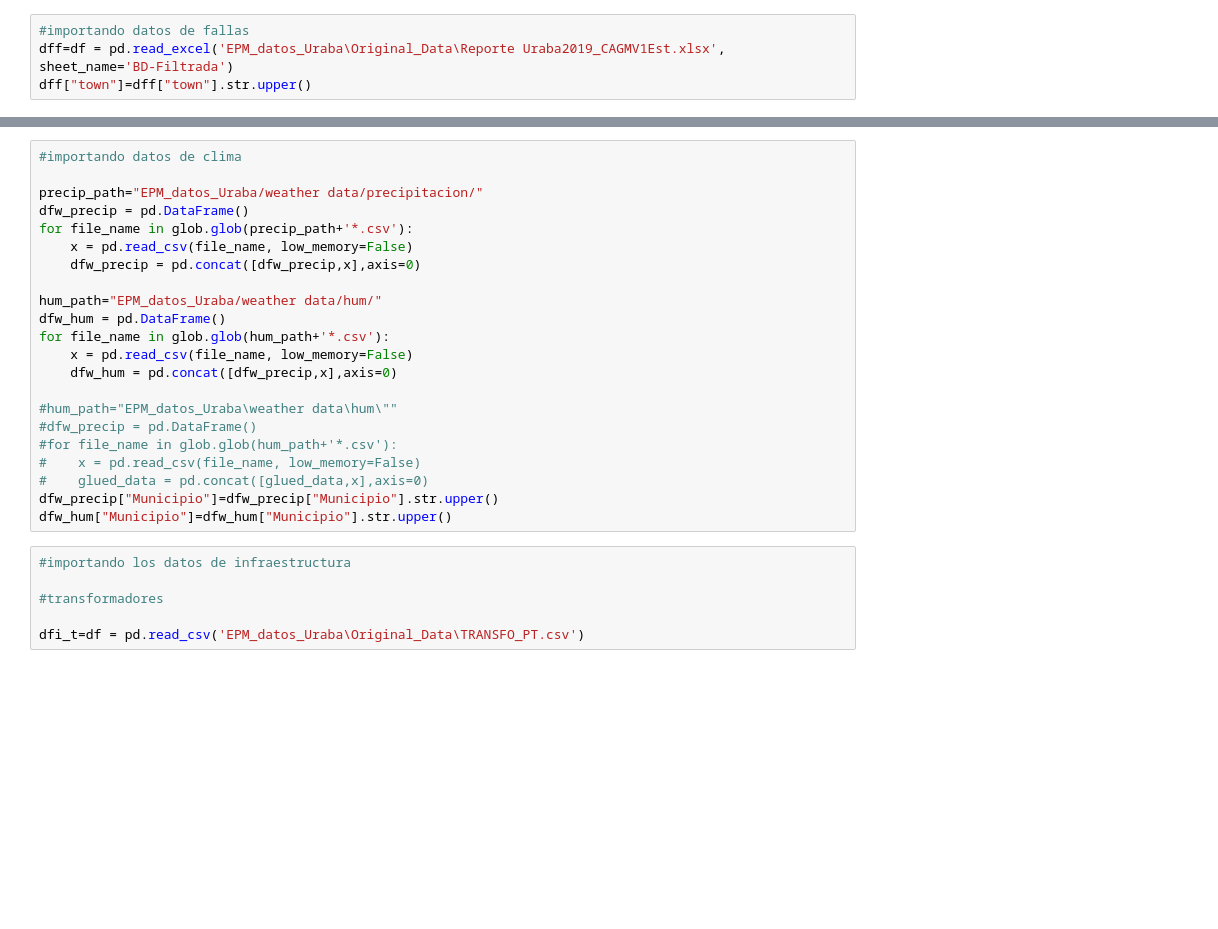
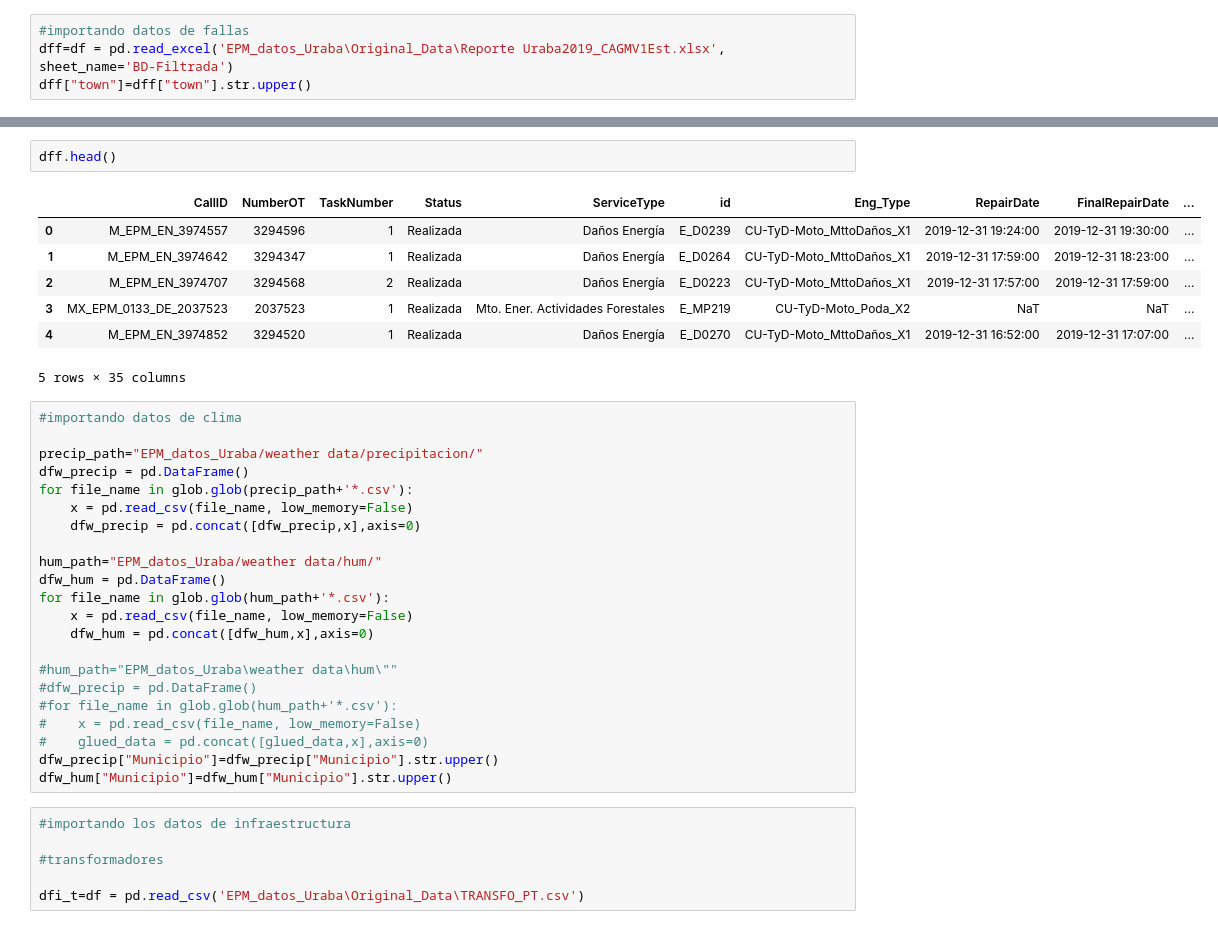
Before and after one commit to deagudelo/ds4a-team75, a Jupyter notebook: modelo.ipynb, the cells around one changed output, grey strips where cells are left out. Cells and saved outputs as stored; diff of their text form; blank space fills up the shorter version.

```diff
--- a/modelo.ipynb
+++ b/modelo.ipynb
@@ -11,3 +22,13 @@ dff["town"]=dff["town"].str.upper()
+# %%
+dff.head()
+# %% [output]
+|  | CallID | NumberOT | TaskNumber | Status | ServiceType | id | Eng_Type | RepairDate | FinalRepairDate | ... |
+| 0 | M_EPM_EN_3974557 | 3294596 | 1 | Realizada | Daños Energía | E_D0239 | CU-TyD-Moto_MttoDaños_X1 | 2019-12-31 19:24:00 | 2019-12-31 19:30:00 | ... |
+| 1 | M_EPM_EN_3974642 | 3294347 | 1 | Realizada | Daños Energía | E_D0264 | CU-TyD-Moto_MttoDaños_X1 | 2019-12-31 17:59:00 | 2019-12-31 18:23:00 | ... |
+| 2 | M_EPM_EN_3974707 | 3294568 | 2 | Realizada | Daños Energía | E_D0223 | CU-TyD-Moto_MttoDaños_X1 | 2019-12-31 17:57:00 | 2019-12-31 17:59:00 | ... |
+| 3 | MX_EPM_0133_DE_2037523 | 2037523 | 1 | Realizada | Mto. Ener. Actividades Forestales | E_MP219 | CU-TyD-Moto_Poda_X2 | NaT | NaT | ... |
+| 4 | M_EPM_EN_3974852 | 3294520 | 1 | Realizada | Daños Energía | E_D0270 | CU-TyD-Moto_MttoDaños_X1 | 2019-12-31 16:52:00 | 2019-12-31 17:07:00 | ... |
+5 rows × 35 columns
 # %%
 #importando datos de clima
 
@@ -21,7 +42,7 @@ hum_path="EPM_datos_Uraba/weather data/hum/"
 dfw_hum = pd.DataFrame()
 for file_name in glob.glob(hum_path+'*.csv'):
     x = pd.read_csv(file_name, low_memory=False)
-    dfw_hum = pd.concat([dfw_precip,x],axis=0)
+    dfw_hum = pd.concat([dfw_hum,x],axis=0)
 
 #hum_path="EPM_datos_Uraba\weather data\hum\""
 #dfw_precip = pd.DataFrame()
```
Also changed, not shown: parts of 32 cells of this notebook, 9 other files.
